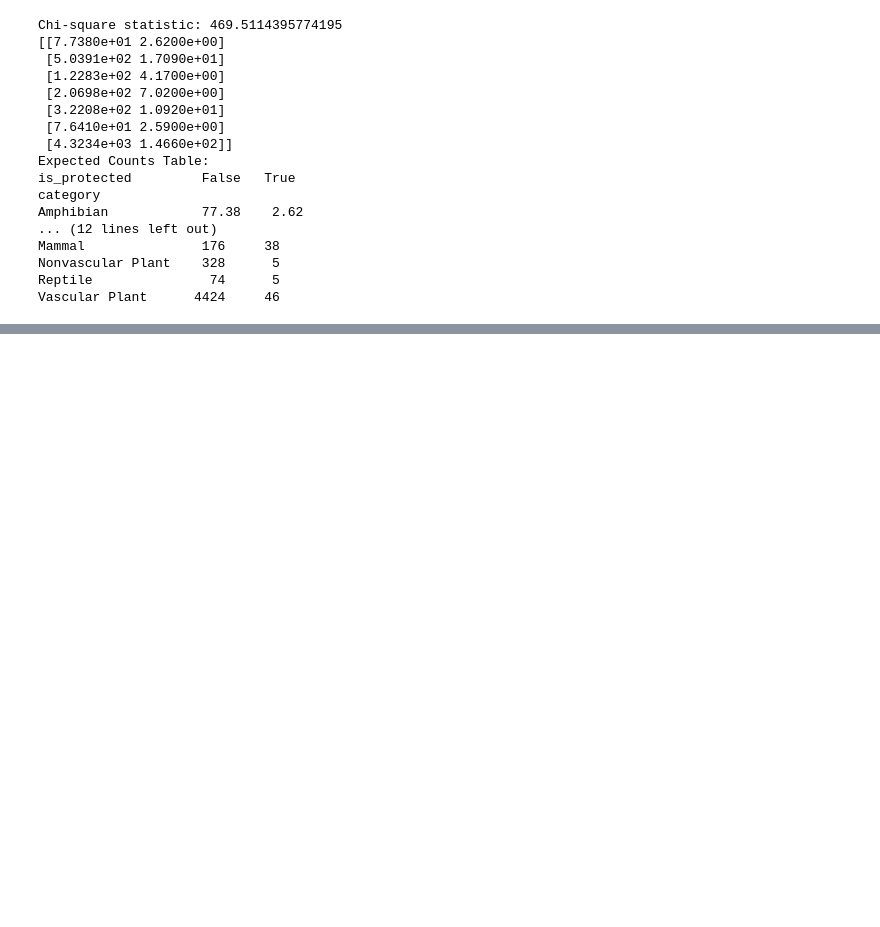
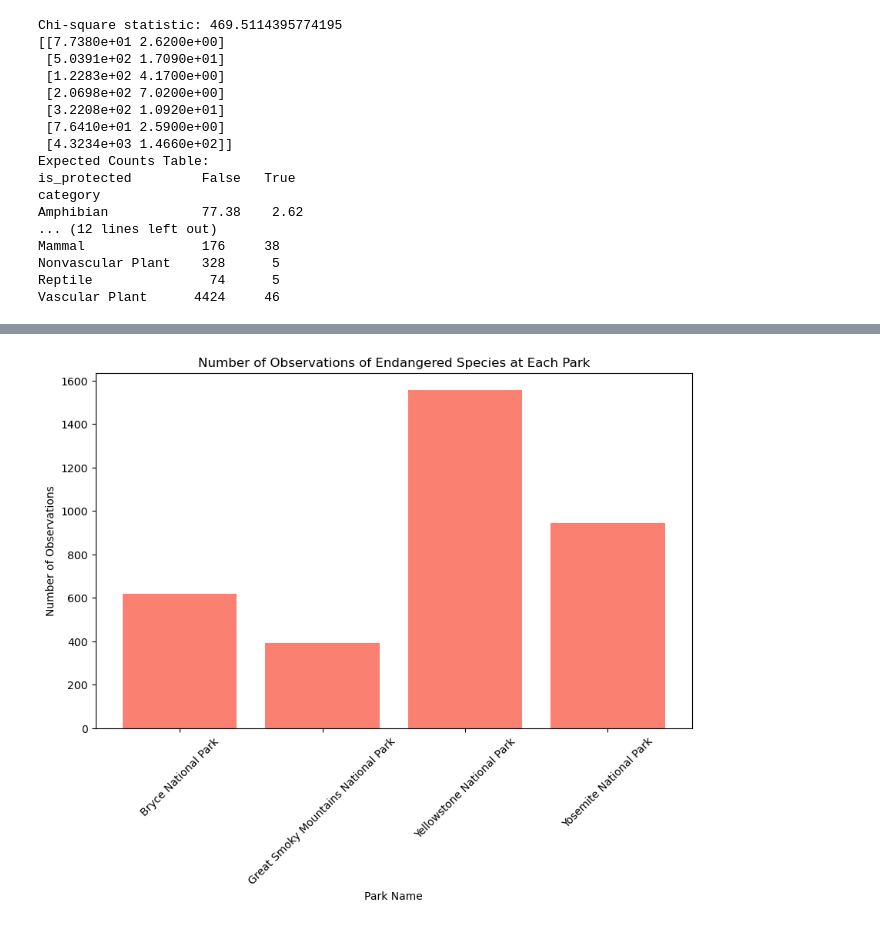
Before and after one commit to AJD1888/biodiversity-in-national-parks, a Jupyter notebook: biodiversity.ipynb, the cells around one changed output, grey strips where cells are left out. Saved outputs shown, nothing was run; the diff lists cells and outputs as text; code cells hidden in the pictures; blank space fills up the shorter version.

```diff
--- a/biodiversity.ipynb
+++ b/biodiversity.ipynb
@@ -401,0 +404,7 @@ plt.show()
+# %%
+# we now want to look at highly endangered species in the data set and their observations at each park
+endangered_species = species_info_df[species_info_df['conservation_status'] == 'Endangered']
+endangered_observations = pd.merge(endangered_species, observations_df, on='scientific_name', how='inner')
+
+endangered_observations_per_park = endangered_observations.groupby('park_name')['observations'].sum().reset_index()
+endangered_observations_per_park
@@ -401,0 +417,11 @@ plt.show()
+# %%
+# visualise the number of observations of endangered species at each park as a bar chart
+plt.figure(figsize=(10,6))
+plt.bar(endangered_observations_per_park['park_name'], endangered_observations_per_park['observations'], color='salmon')
+plt.title('Number of Observations of Endangered Species at Each Park')
+plt.xlabel('Park Name')
+plt.ylabel('Number of Observations')
+plt.xticks(rotation=45)
+plt.show()
+# %% [output]
+[figure, added]
```
Also changed, not shown: parts of 4 cells of this notebook, 1 other file.
